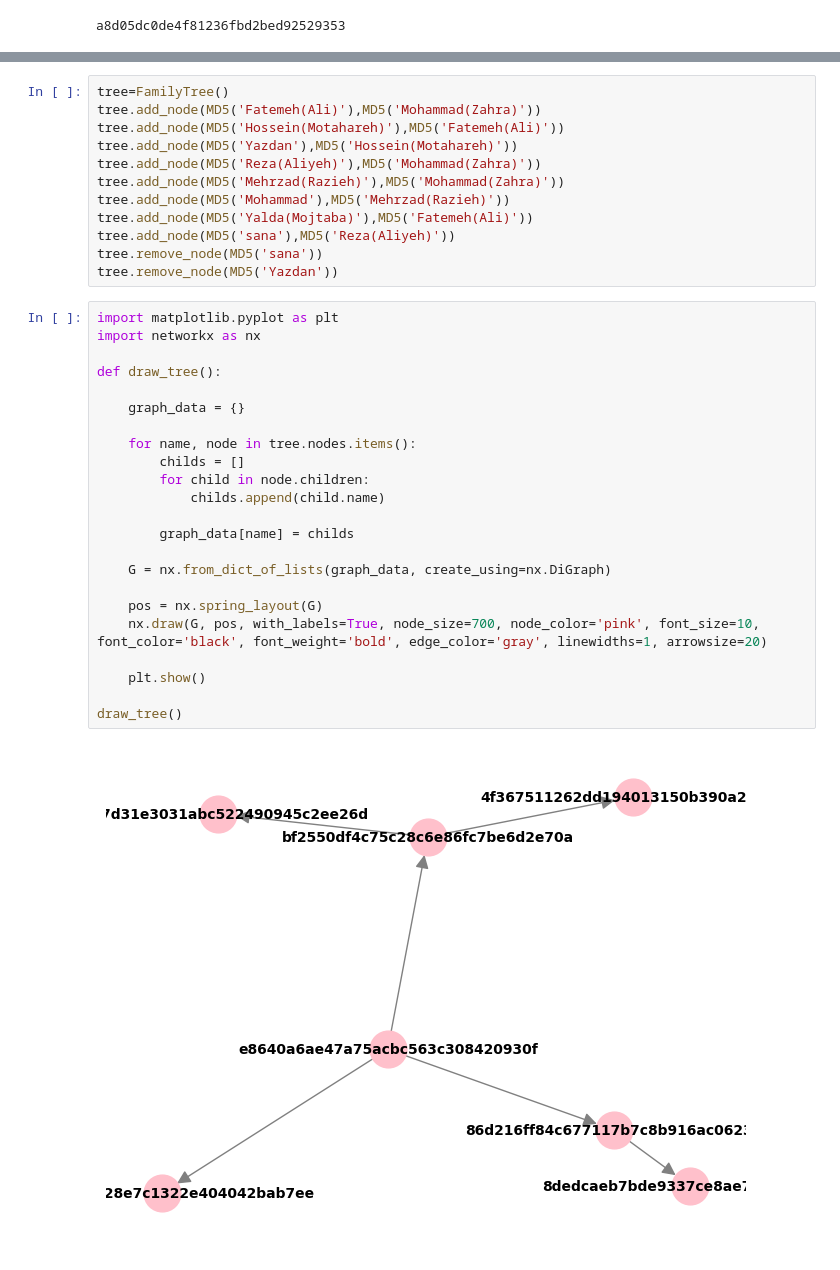
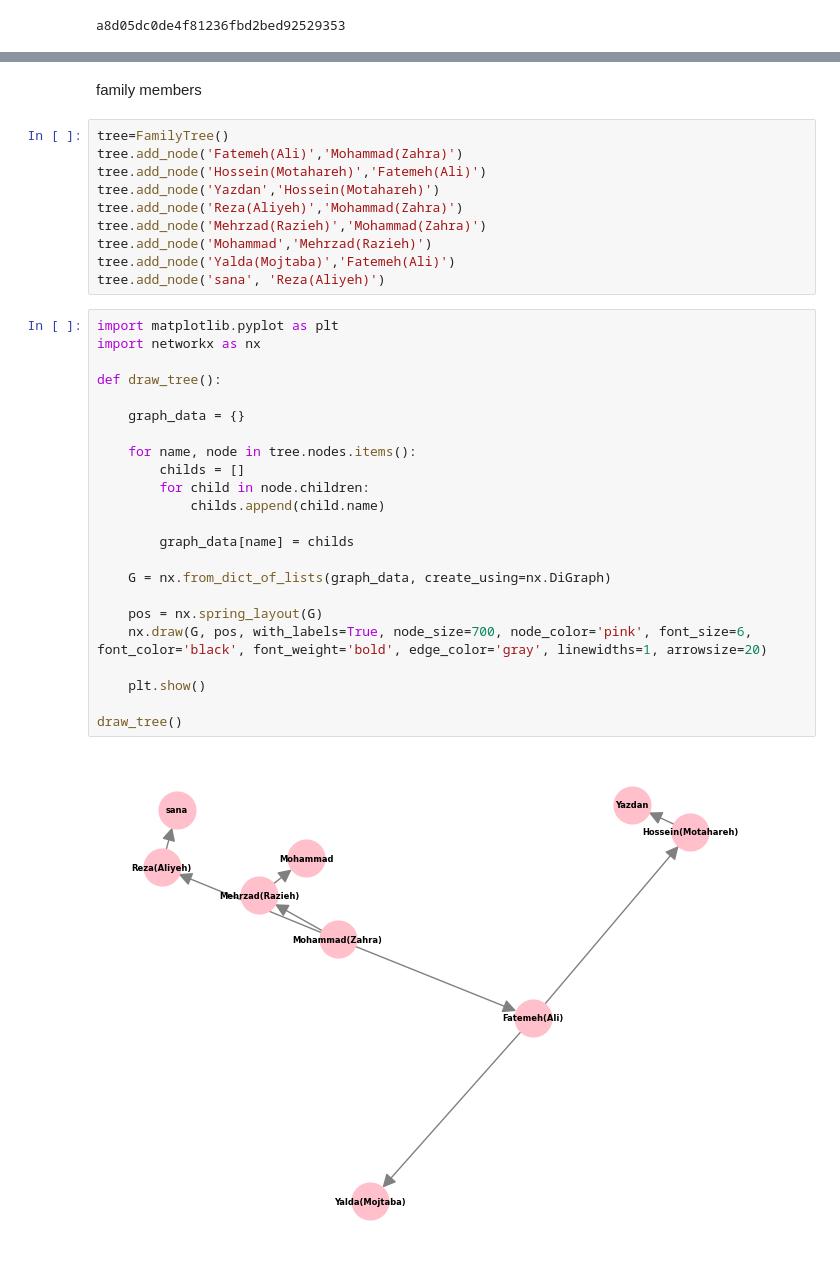
Before and after one commit to Tina-Talebi/MysteriousFamily, a Jupyter notebook: ds.ipynb, the cells around one changed output, grey strips where cells are left out. Cells and saved outputs as stored; diff of their text form.

```diff
--- a/ds.ipynb
+++ b/ds.ipynb
@@ -313,39 +302,39 @@ class FamilyTree:
 
         return node,second_node,diameter
+# %% [markdown]
+family members
 # %%
 tree=FamilyTree()
-tree.add_node(MD5('Fatemeh(Ali)'),MD5('Mohammad(Zahra)'))
-tree.add_node(MD5('Hossein(Motahareh)'),MD5('Fatemeh(Ali)'))
-tree.add_node(MD5('Yazdan'),MD5('Hossein(Motahareh)'))
-tree.add_node(MD5('Reza(Aliyeh)'),MD5('Mohammad(Zahra)'))
-tree.add_node(MD5('Mehrzad(Razieh)'),MD5('Mohammad(Zahra)'))
-tree.add_node(MD5('Mohammad'),MD5('Mehrzad(Razieh)'))
-tree.add_node(MD5('Yalda(Mojtaba)'),MD5('Fatemeh(Ali)'))
-tree.add_node(MD5('sana'),MD5('Reza(Aliyeh)'))
-tree.remove_node(MD5('sana'))
-tree.remove_node(MD5('Yazdan'))
+tree.add_node('Fatemeh(Ali)','Mohammad(Zahra)')
+tree.add_node('Hossein(Motahareh)','Fatemeh(Ali)')
+tree.add_node('Yazdan','Hossein(Motahareh)')
+tree.add_node('Reza(Aliyeh)','Mohammad(Zahra)')
+tree.add_node('Mehrzad(Razieh)','Mohammad(Zahra)')
+tree.add_node('Mohammad','Mehrzad(Razieh)')
+tree.add_node('Yalda(Mojtaba)','Fatemeh(Ali)')
+tree.add_node('sana', 'Reza(Aliyeh)')
 # %%
 import matplotlib.pyplot as plt
 import networkx as nx
 
 def draw_tree():
 
     graph_data = {}
 
     for name, node in tree.nodes.items():
         childs = []
         for child in node.children:
             childs.append(child.name)
 
         graph_data[name] = childs
 
     G = nx.from_dict_of_lists(graph_data, create_using=nx.DiGraph)
 
     pos = nx.spring_layout(G)
-    nx.draw(G, pos, with_labels=True, node_size=700, node_color='pink', font_size=10, font_color='black', font_weight='bold', edge_color='gray', linewidths=1, arrowsize=20)
+    nx.draw(G, pos, with_labels=True, node_size=700, node_color='pink', font_size=6, font_color='black', font_weight='bold', edge_color='gray', linewidths=1, arrowsize=20)
 
     plt.show()
 
 draw_tree()
 # %% [output]
-[figure, old version]
+[figure, new version]
```
Also changed, not shown: parts of 15 cells of this notebook.
